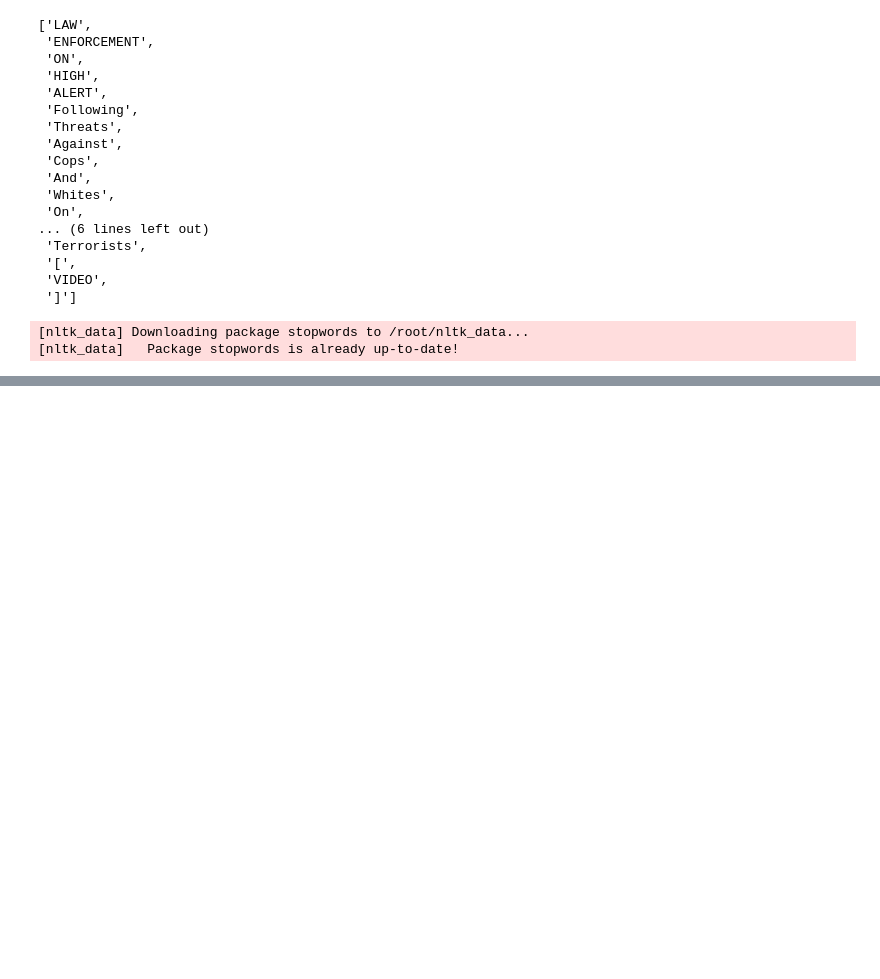
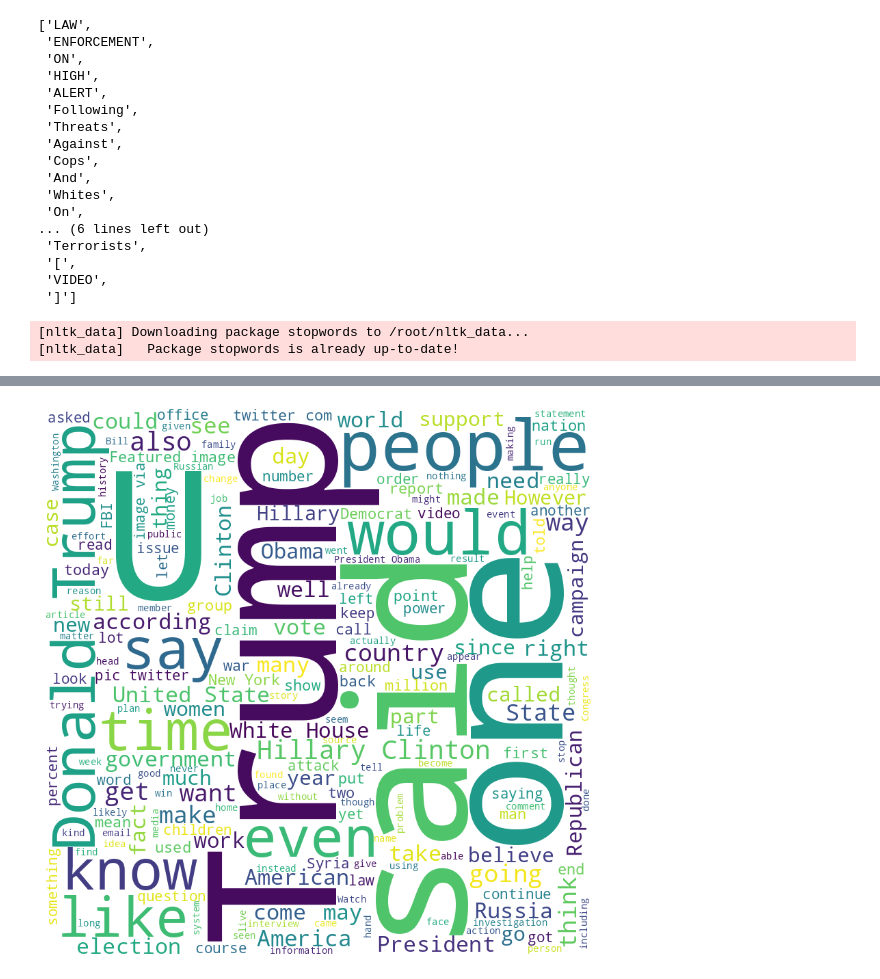
Before and after one commit to FraSab98/Fake_news, a Jupyter notebook: Fake_news_detection.ipynb, the cells around one changed output, grey strips where cells are left out. Cells and saved outputs as stored; diff of their text form; code cells hidden in the pictures; blank space fills up the shorter version.

```diff
--- a/Fake_news_detection.ipynb
+++ b/Fake_news_detection.ipynb
@@ -205,6 +200,9 @@ df['clean_title'][0]
 # %%
-def remove_nan(tokens):
-  return [token for token in tokens if token.strip()]
+nltk.download('wordnet')
+lemmatizer = WordNetLemmatizer()
 
-df['clean_title'] = df['clean_title'].apply(remove_nan)
-df['clean_text'] = df['clean_text'].apply(remove_nan)
+def apply_lemmatization(tokens):
+    return [lemmatizer.lemmatize(token) for token in tokens]
+
+df['title_lemma'] = df['clean_title'].apply(apply_lemmatization)
+df['text_lemma'] = df['clean_text'].apply(apply_lemmatization)
@@ -262,0 +447,17 @@ df['clean_title'][0]
+# %%
+from nltk.corpus import stopwords
+from wordcloud import WordCloud
+
+wordcloud = WordCloud(width = 800, height = 800,
+                background_color ='white',
+                stopwords = stopwords.words('english'),
+                min_font_size = 10).generate(" ".join(df[df['label'] == 1].text))
+
+# plot the word cloud for genuine news data
+plt.figure(figsize = (8, 8), facecolor = None)
+plt.imshow(wordcloud)
+plt.axis("off")
+plt.tight_layout(pad = 0)
+plt.show()
+# %% [output]
+[figure, added]
```
Also changed, not shown: parts of 16 cells of this notebook.
